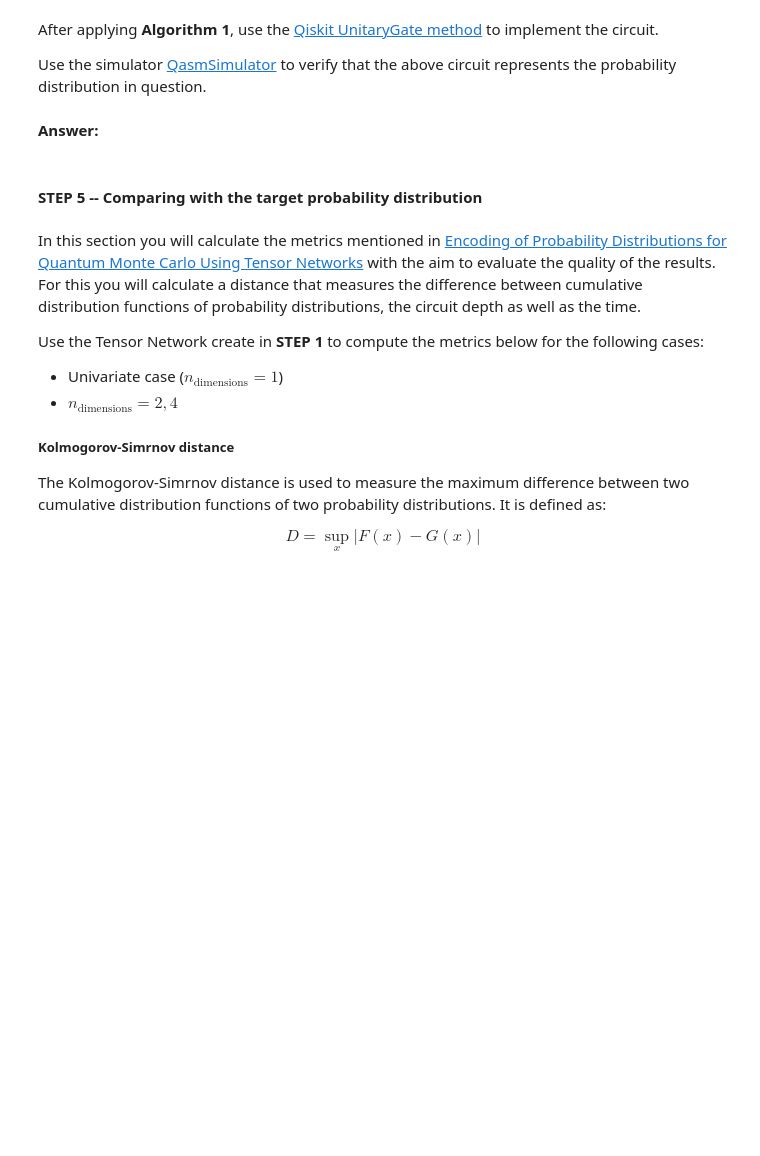
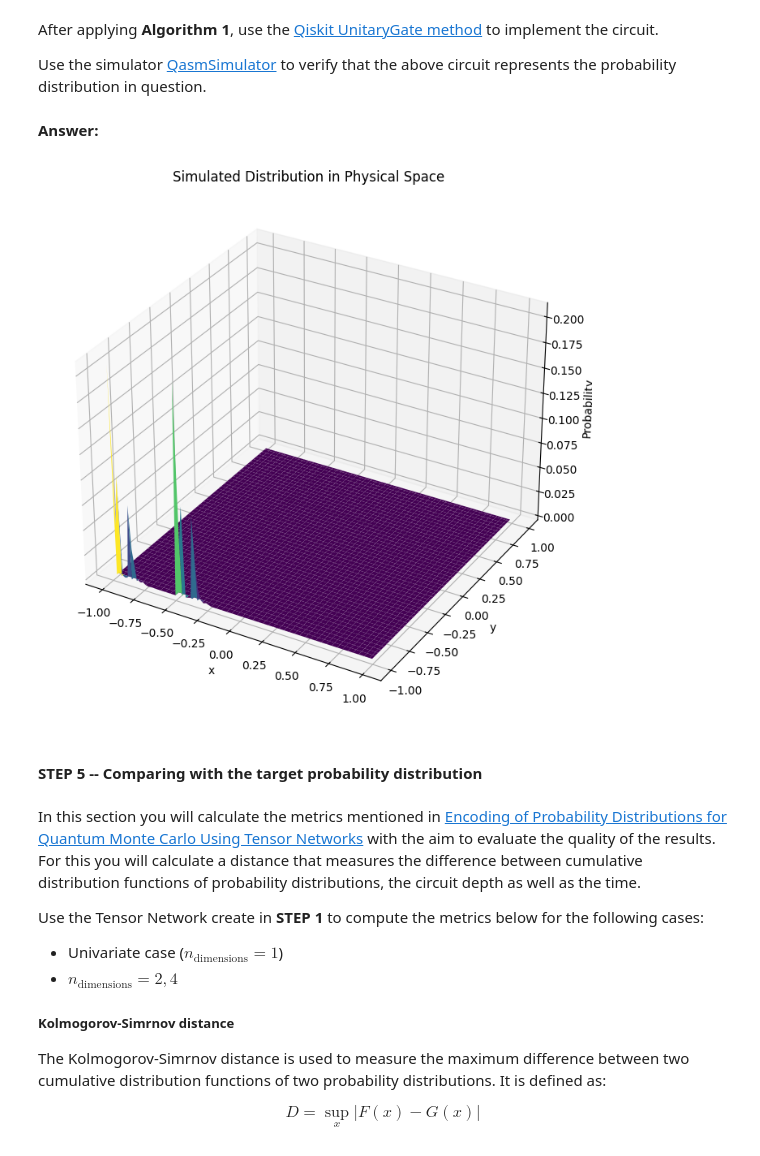
Before and after one commit to Nipsulai/QuantumHack, a Jupyter notebook: Challenge Moodys.ipynb, the cells around one changed output. Drawn from its saved outputs; the diff is of its cells as text; code cells hidden in the pictures; blank space fills up the shorter version.

Commit message:
Step 4

```diff
--- a/Challenge Moodys.ipynb
+++ b/Challenge Moodys.ipynb
@@ -482,3 +545,74 @@ Use the simulator [QasmSimulator](https://qiskit.github.io/qiskit-aer/stubs/qisk
+# %%
+from qiskit import transpile
+from qiskit_aer import QasmSimulator
+from qiskit.visualization import plot_histogram
+import numpy as np
+import matplotlib.pyplot as plt
+
+# --- Step 1: Simulate the circuit ---
+sim = QasmSimulator()
+compiled_circuit = transpile(qc, sim)
+job = sim.run(compiled_circuit, shots=2**12)
+result = job.result()
+counts = result.get_counts()
+
+# --- Step 2: Convert bitstrings to physical space ---
+def bitstring_to_physical_point(bitstring, n_dim, qubit_pers_dim, lb, ub):
+    bits = [int(b) for b in bitstring]
+    chunk_size = qubit_pers_dim
+    physical_point = np.zeros(n_dim)
+    for j in range(n_dim):
+        bit_slice = bits[j * chunk_size : (j + 1) * chunk_size]
+        dec = sum(int(b) << (chunk_size - 1 - i) for i, b in enumerate(bit_slice))
+        scaled = dec / (2**qubit_pers_dim)
+        #physical_point[j] = lb[j] + scaled * (ub[j] - lb[j])
+        physical_point[j] =2*scaled -1
+    return tuple(physical_point)
+
+def convert_counts_to_physical_histogram(counts, n_dim, qubit_pers_dim, lb, ub, bins=100):
+    physical_points = []
+    weights = []
+    for bitstring, count in counts.items():
+        # Reverse bitstring for Qiskit's little-endian ordering
+        point = bitstring_to_physical_point(bitstring[::-1], n_dim, qubit_pers_dim, lb, ub)
+        physical_points.append(point)
+        weights.append(count)
+    physical_points = np.array(physical_points)
+    weights = np.array(weights) / np.sum(weights)
+    H, xedges, yedges = np.histogram2d(
+        physical_points[:, 0], physical_points[:, 1],
+        bins=bins, range=[[lb[0], ub[0]], [lb[1], ub[1]]],
+        weights=weights
+    )
+    return H.T, xedges, yedges
+
+# --- Step 3: Plot 3D histogram ---
+def plot_3d_histogram(H, xedges, yedges, title="2D Probability Histogram"):
+    from mpl_toolkits.mplot3d import Axes3D
+    X, Y = np.meshgrid((xedges[:-1] + xedges[1:]) / 2,
+                       (yedges[:-1] + yedges[1:]) / 2)
+    fig = plt.figure(figsize=(10, 7))
+    ax = fig.add_subplot(111, projection='3d')
+    ax.plot_surface(X, Y, H, cmap='viridis')
+    ax.set_title(title)
+    ax.set_xlabel('x')
+    ax.set_ylabel('y')
+    ax.set_zlabel('Probability')
+    plt.tight_layout()
+    plt.show()
+
+# --- Step 4: Run histogram pipeline ---
+n_dim = 2  # assumed
+qubit_pers_dim = 10  # assumed
+
+lower_bounds = [-1, -1]
+upper_bounds = [1, 1]
+H, xedges, yedges = convert_counts_to_physical_histogram(
+    counts, n_dim, qubit_pers_dim, lb=lower_bounds, ub=upper_bounds, bins=100
+)
+plot_3d_histogram(H, xedges, yedges, title="Simulated Distribution in Physical Space")
+# %% [output]
+[figure, added]
 # %% [markdown]
 #### STEP 5 -- Comparing with the target probability distribution
 # %% [markdown]
```
Also changed, not shown: parts of 5 cells of this notebook.
